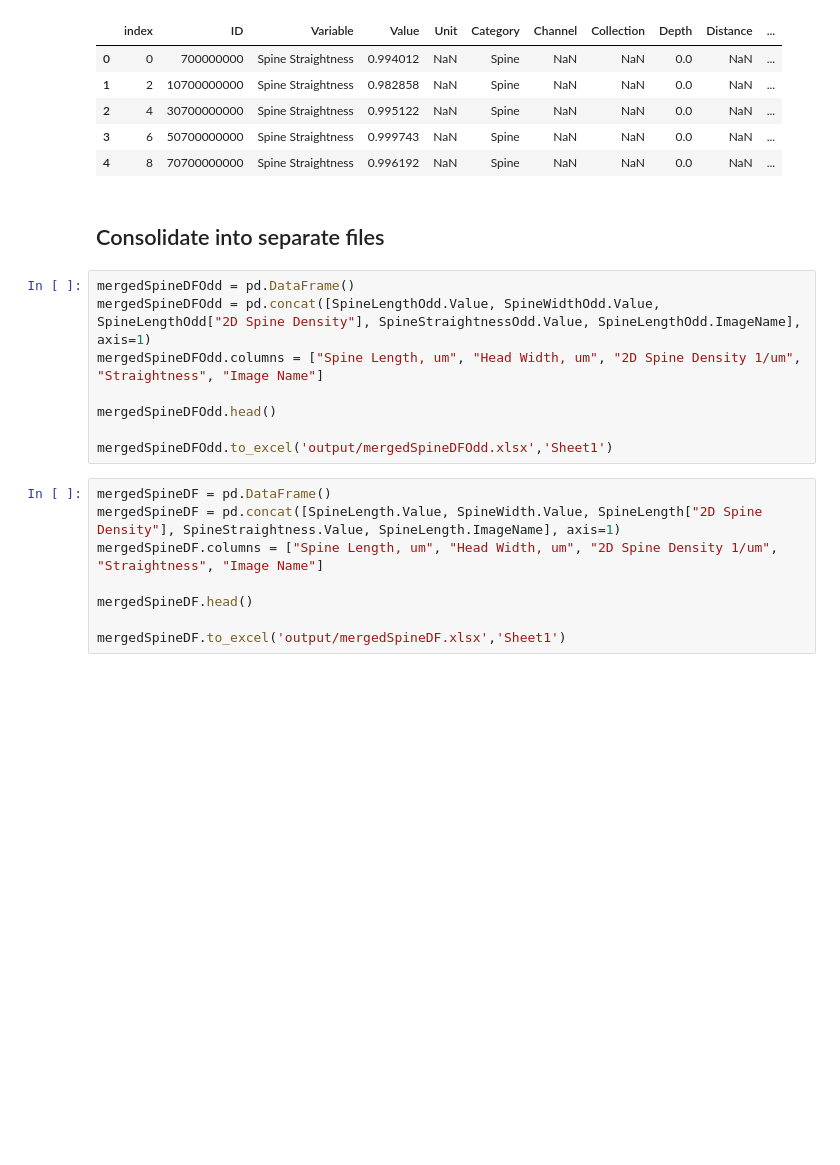
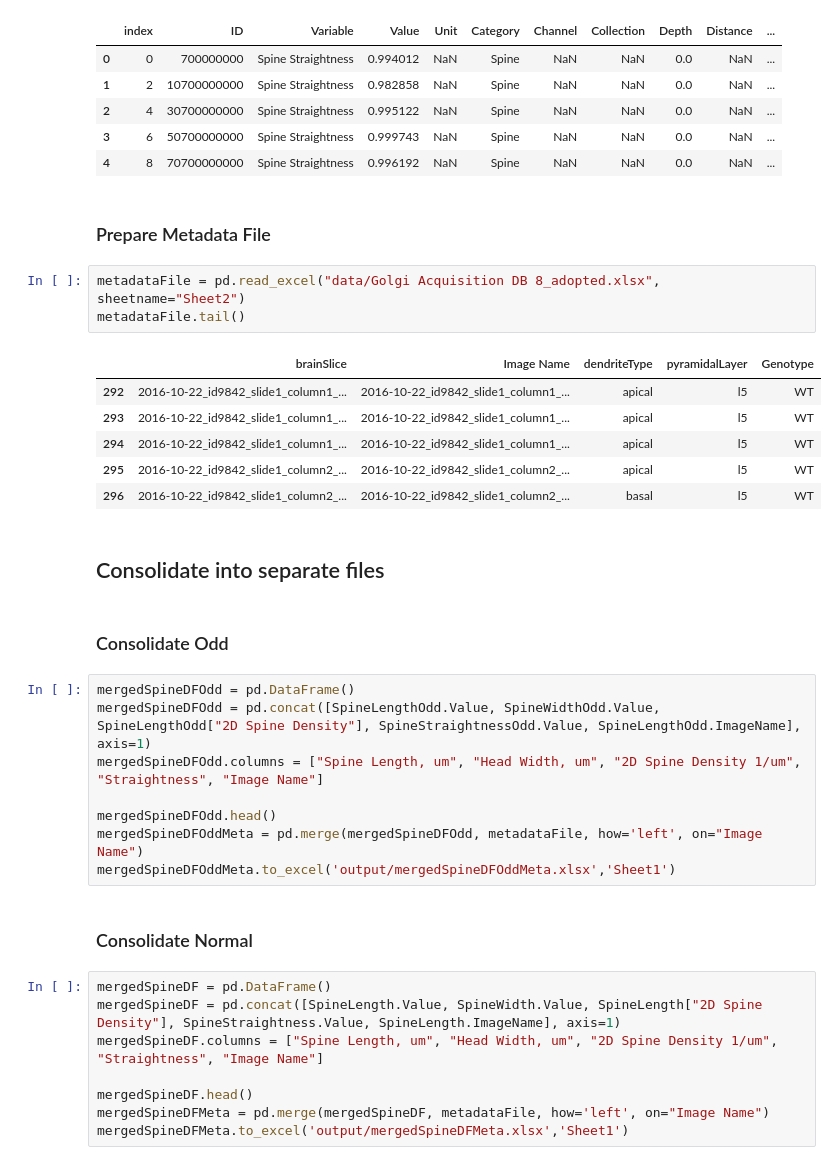
Before and after one commit to nikiluk/signalife-moo-spine-analysis, a Jupyter notebook: main.ipynb, the cells around one changed output. Saved outputs shown, nothing was run; the diff lists cells and outputs as text; blank space fills up the shorter version.

Commit message:
Merged with Metadata

```diff
--- a/main.ipynb
+++ b/main.ipynb
@@ -103,21 +107,37 @@ Total Spines: 4784
 | 2 | 4 | 30700000000 | Spine Straightness | 0.995122 | NaN | Spine | NaN | NaN | 0.0 | NaN | ... |
 | 3 | 6 | 50700000000 | Spine Straightness | 0.999743 | NaN | Spine | NaN | NaN | 0.0 | NaN | ... |
 | 4 | 8 | 70700000000 | Spine Straightness | 0.996192 | NaN | Spine | NaN | NaN | 0.0 | NaN | ... |
+# %% [markdown]
+### Prepare Metadata File
+# %%
+metadataFile = pd.read_excel("data/Golgi Acquisition DB 8_adopted.xlsx", sheetname="Sheet2")
+metadataFile.tail()
+# %% [output]
+|  | brainSlice | Image Name | dendriteType | pyramidalLayer | Genotype |
+| 292 | 2016-10-22_id9842_slide1_column1_... | 2016-10-22_id9842_slide1_column1_... | apical | l5 | WT |
+| 293 | 2016-10-22_id9842_slide1_column1_... | 2016-10-22_id9842_slide1_column1_... | apical | l5 | WT |
+| 294 | 2016-10-22_id9842_slide1_column1_... | 2016-10-22_id9842_slide1_column1_... | apical | l5 | WT |
+| 295 | 2016-10-22_id9842_slide1_column2_... | 2016-10-22_id9842_slide1_column2_... | apical | l5 | WT |
+| 296 | 2016-10-22_id9842_slide1_column2_... | 2016-10-22_id9842_slide1_column2_... | basal | l5 | WT |
 # %% [markdown]
 ## Consolidate into separate files
+# %% [markdown]
+### Consolidate Odd
 # %%
 mergedSpineDFOdd = pd.DataFrame()
 mergedSpineDFOdd = pd.concat([SpineLengthOdd.Value, SpineWidthOdd.Value, SpineLengthOdd["2D Spine Density"], SpineStraightnessOdd.Value, SpineLengthOdd.ImageName], axis=1)
 mergedSpineDFOdd.columns = ["Spine Length, um", "Head Width, um", "2D Spine Density 1/um", "Straightness", "Image Name"]
 
 mergedSpineDFOdd.head()
-
-mergedSpineDFOdd.to_excel('output/mergedSpineDFOdd.xlsx','Sheet1')
+mergedSpineDFOddMeta = pd.merge(mergedSpineDFOdd, metadataFile, how='left', on="Image Name")
+mergedSpineDFOddMeta.to_excel('output/mergedSpineDFOddMeta.xlsx','Sheet1')
+# %% [markdown]
+### Consolidate Normal
 # %%
 mergedSpineDF = pd.DataFrame()
 mergedSpineDF = pd.concat([SpineLength.Value, SpineWidth.Value, SpineLength["2D Spine Density"], SpineStraightness.Value, SpineLength.ImageName], axis=1)
 mergedSpineDF.columns = ["Spine Length, um", "Head Width, um", "2D Spine Density 1/um", "Straightness", "Image Name"]
 
 mergedSpineDF.head()
-
-mergedSpineDF.to_excel('output/mergedSpineDF.xlsx','Sheet1')
+mergedSpineDFMeta = pd.merge(mergedSpineDF, metadataFile, how='left', on="Image Name")
+mergedSpineDFMeta.to_excel('output/mergedSpineDFMeta.xlsx','Sheet1')
```
Also changed, not shown: parts of 4 cells of this notebook, 4 other files.
